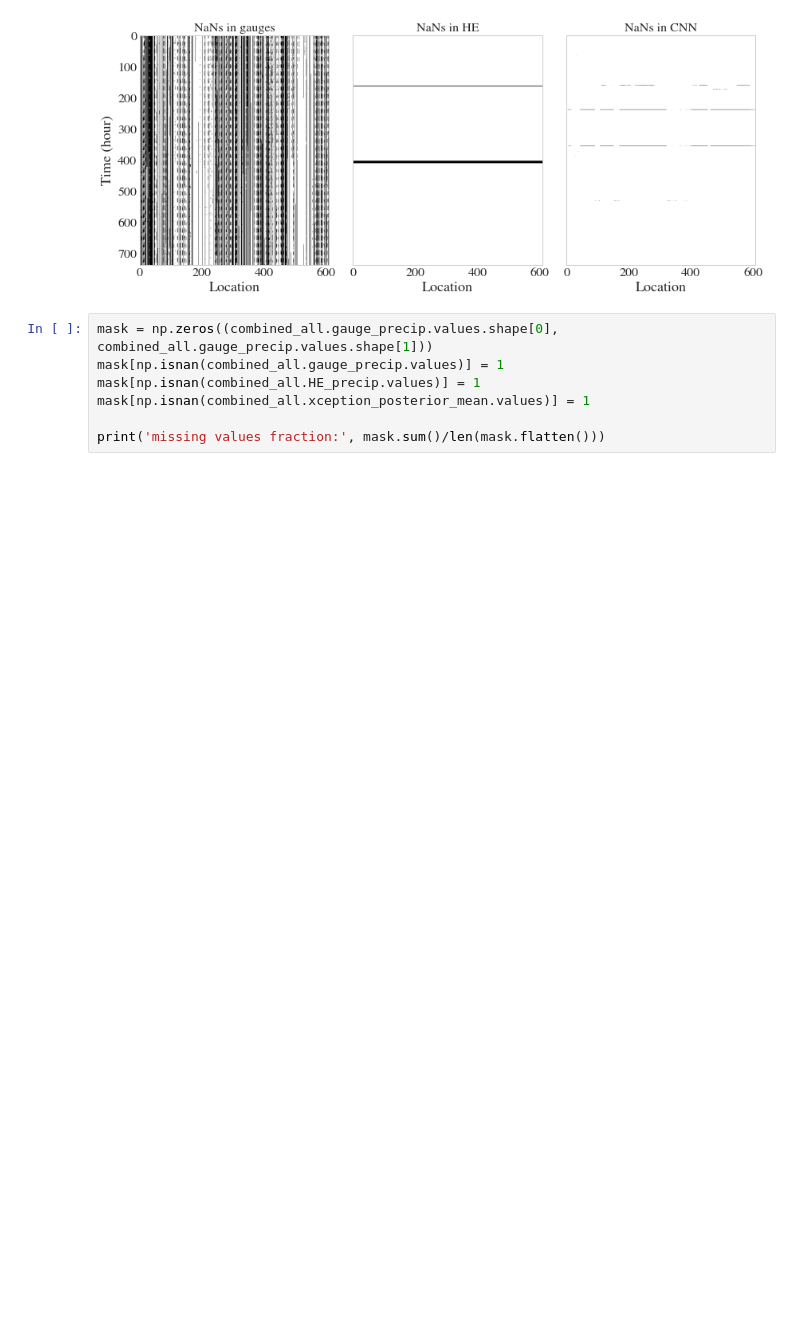
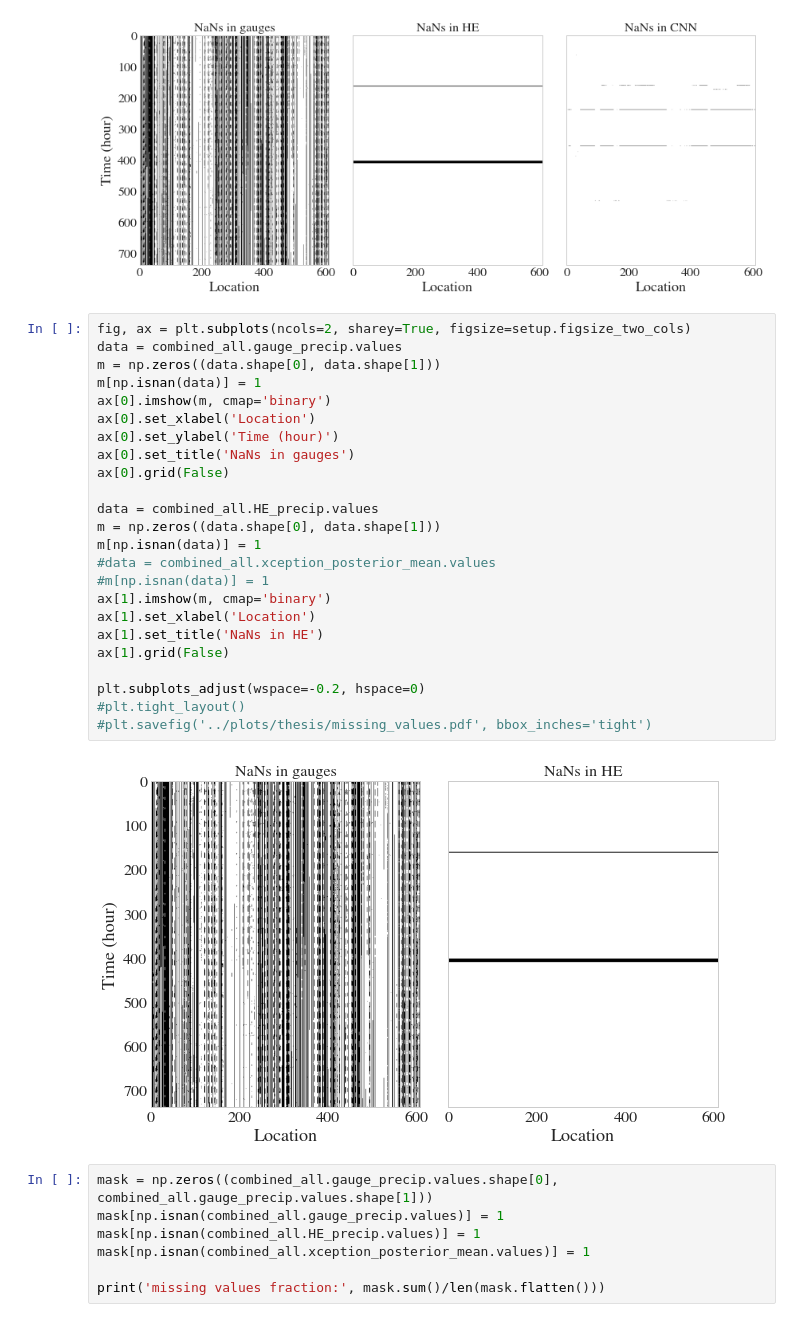
Before and after one commit to ingridingemarsson/geostat-masters-thesis, a Jupyter notebook: notebooks/compare_gauge_he_preds.ipynb, the cells around one changed output. Cells and saved outputs as stored; diff of their text form; blank space fills up the shorter version.

```diff
--- a/notebooks/compare_gauge_he_preds.ipynb
+++ b/notebooks/compare_gauge_he_preds.ipynb
@@ -108,6 +108,32 @@ ax[2].grid(False)
 plt.tight_layout()
 # %% [output]
 [figure]
+# %%
+fig, ax = plt.subplots(ncols=2, sharey=True, figsize=setup.figsize_two_cols)
+data = combined_all.gauge_precip.values
+m = np.zeros((data.shape[0], data.shape[1]))
+m[np.isnan(data)] = 1
+ax[0].imshow(m, cmap='binary')
+ax[0].set_xlabel('Location')
+ax[0].set_ylabel('Time (hour)')
+ax[0].set_title('NaNs in gauges')
+ax[0].grid(False)
+
+data = combined_all.HE_precip.values
+m = np.zeros((data.shape[0], data.shape[1]))
+m[np.isnan(data)] = 1
+#data = combined_all.xception_posterior_mean.values
+#m[np.isnan(data)] = 1
+ax[1].imshow(m, cmap='binary')
+ax[1].set_xlabel('Location')
+ax[1].set_title('NaNs in HE')
+ax[1].grid(False)
+
+plt.subplots_adjust(wspace=-0.2, hspace=0)
+#plt.tight_layout()
+#plt.savefig('../plots/thesis/missing_values.pdf', bbox_inches='tight')
+# %% [output]
+[figure, added]
 # %%
 mask = np.zeros((combined_all.gauge_precip.values.shape[0], combined_all.gauge_precip.values.shape[1]))
 mask[np.isnan(combined_all.gauge_precip.values)] = 1
```
Also changed, not shown: parts of 2 cells of this notebook, 30 other files.
